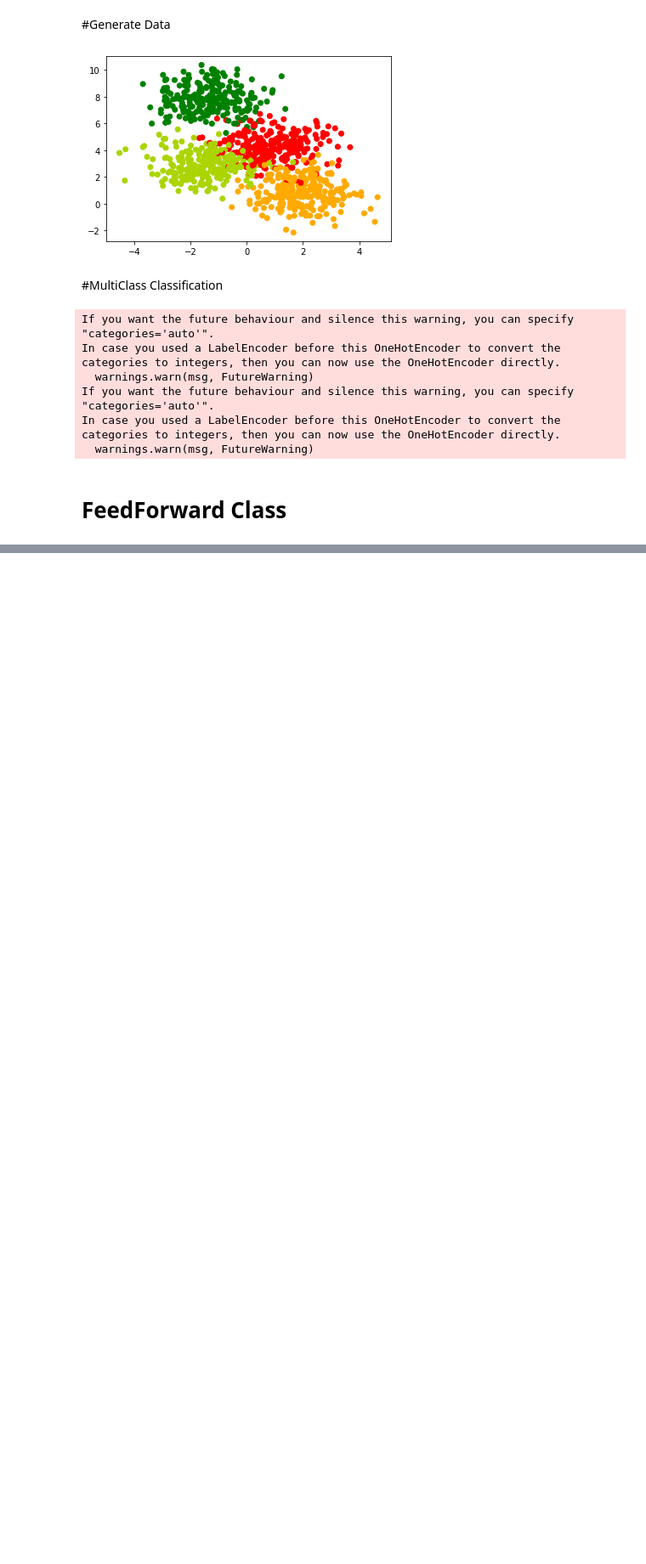
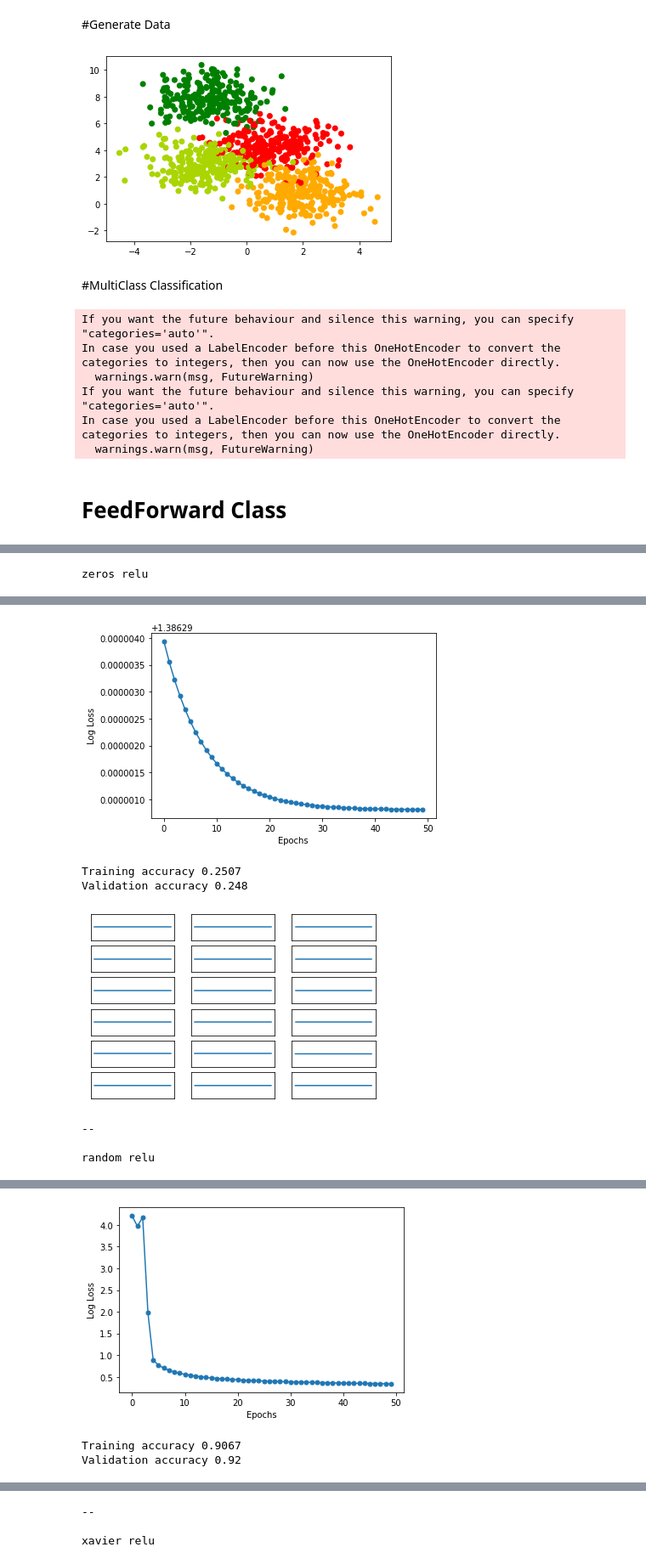
Before and after one commit to aborundiya/NeuralNetwork, a Jupyter notebook: ActivationFunctionsAndInitialization.ipynb, the cells around one changed output, grey strips where cells are left out. Shown at 85% size. Saved outputs shown, nothing was run; the diff lists cells and outputs as text; code cells hidden in the pictures; blank space fills up the shorter version.

```diff
--- a/ActivationFunctionsAndInitialization.ipynb
+++ b/ActivationFunctionsAndInitialization.ipynb
@@ -268,0 +315,10 @@ Validation accuracy 0.384
+# %%
+for init_method in [ "zeros","random","xavier", "he"]:
+  for activation in ["relu"]:
+    print (init_method, activation)
+    model = FeedForward(activation_function = activation, init_method = init_method)
+    model.fit(X_train, Y_OH_train, epochs = 50, eta = 0.25 , algo = 'GD', display_loss = True)
+    post_process()
+    print("\n--\n")
+# %% [output]
+zeros relu
@@ -268,0 +326,7 @@ Validation accuracy 0.384
+[figure, added]
+Training accuracy 0.2507
+Validation accuracy 0.248
+[figure, added]
+--
+
+random relu
@@ -268,0 +334,3 @@ Validation accuracy 0.384
+[figure, added]
+Training accuracy 0.9067
+Validation accuracy 0.92
@@ -268,0 +338,3 @@ Validation accuracy 0.384
+--
+
+xavier relu
```
Also changed, not shown: parts of 5 cells of this notebook.
